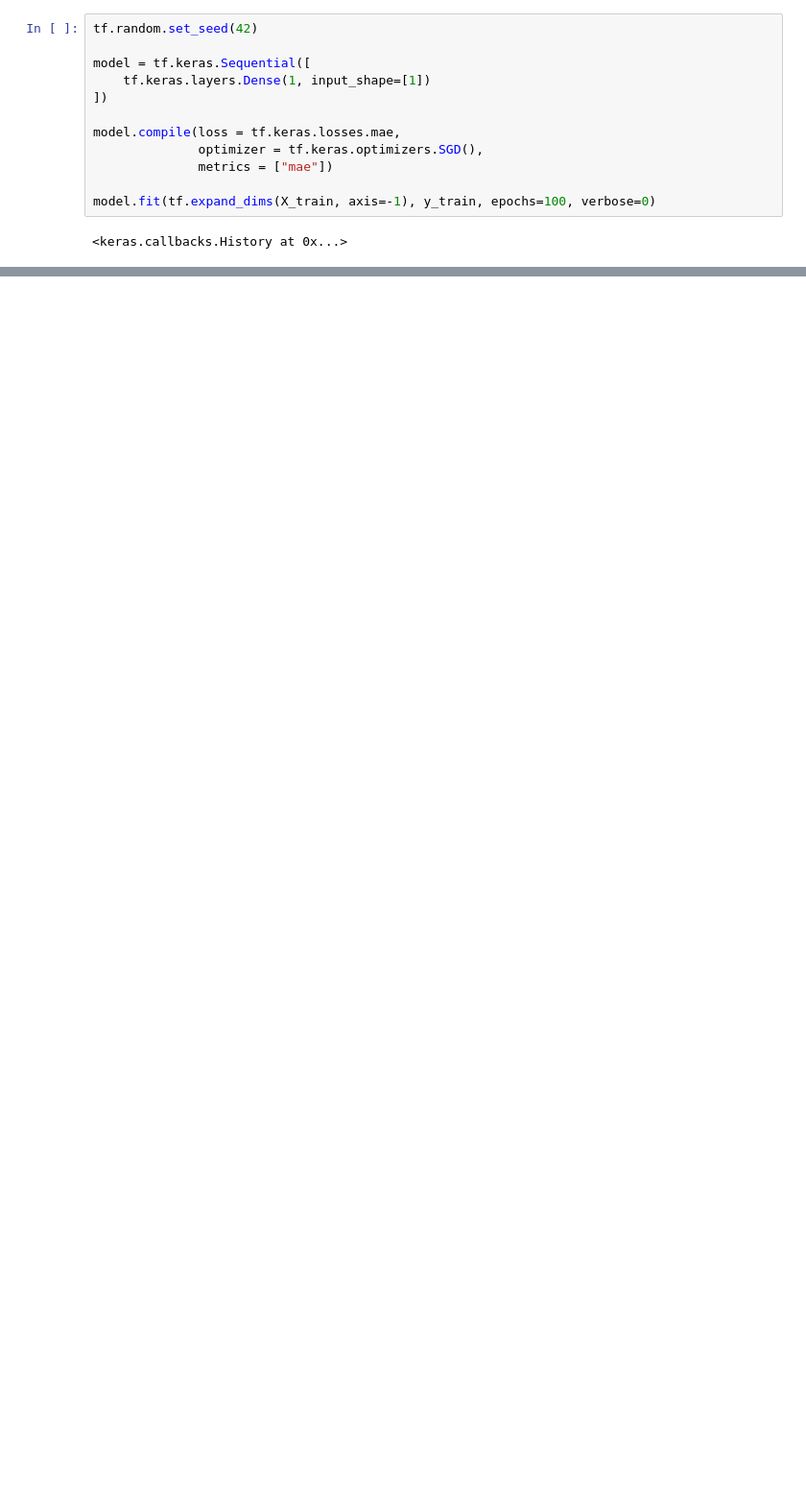
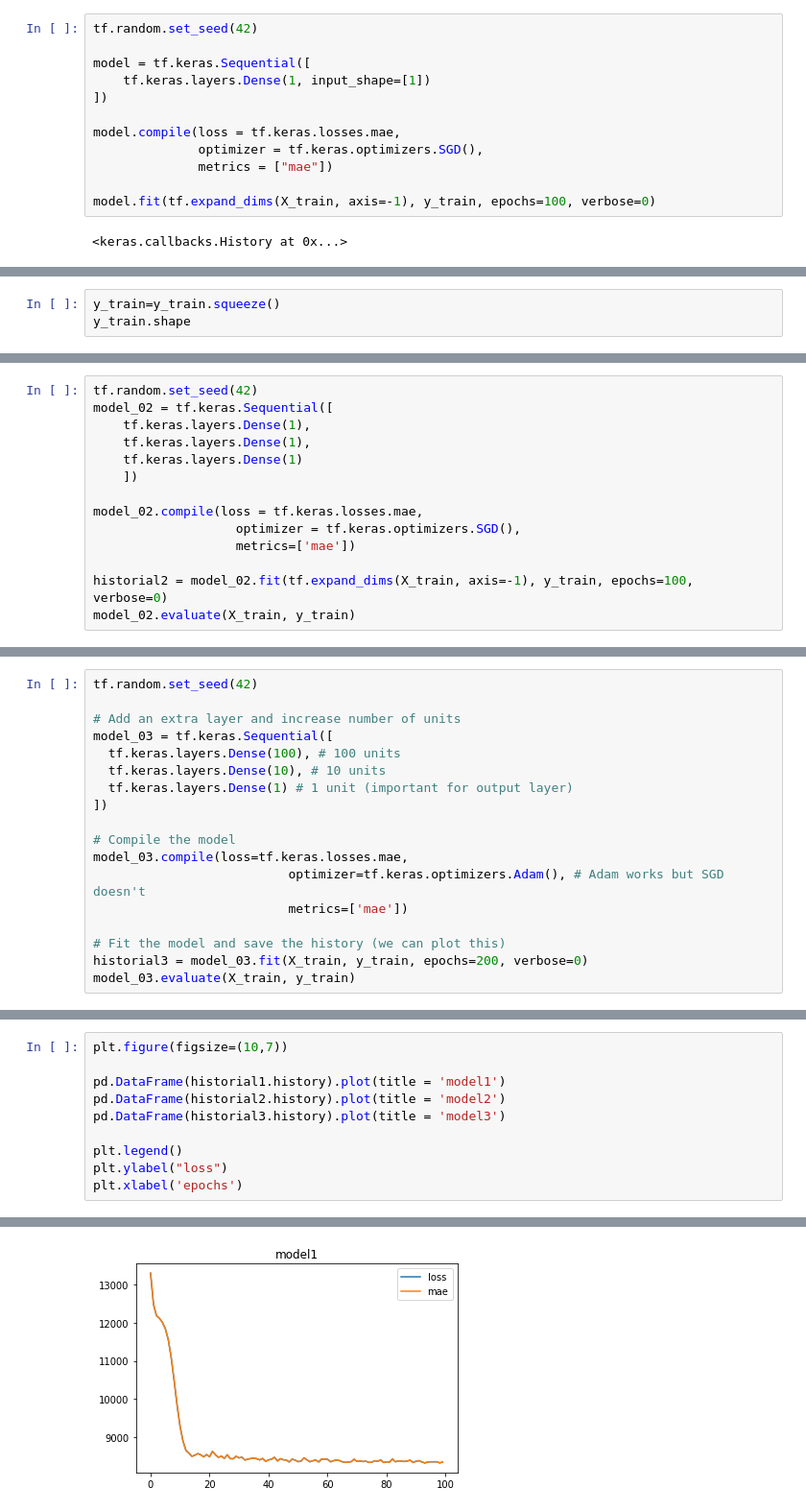
Before and after one commit to Rubnserrano/TF-Certification, a Jupyter notebook: 01_curso_tensorflow_certificate.ipynb, the cells around one changed output, grey strips where cells are left out. Shown at 96% size. Saved outputs shown, nothing was run; the diff lists cells and outputs as text; blank space fills up the shorter version.

```diff
--- a/01_curso_tensorflow_certificate.ipynb
+++ b/01_curso_tensorflow_certificate.ipynb
@@ -190,0 +365,3 @@ plot_predictions()
+# %%
+y_train=y_train.squeeze()
+y_train.shape
@@ -190,0 +393,14 @@ plot_predictions()
+# %%
+tf.random.set_seed(42)
+model_02 = tf.keras.Sequential([
+    tf.keras.layers.Dense(1),
+    tf.keras.layers.Dense(1),
+    tf.keras.layers.Dense(1)
+    ])
+
+model_02.compile(loss = tf.keras.losses.mae,
+                   optimizer = tf.keras.optimizers.SGD(),
+                   metrics=['mae'])
+
+historial2 = model_02.fit(tf.expand_dims(X_train, axis=-1), y_train, epochs=100, verbose=0)
+model_02.evaluate(X_train, y_train)
@@ -190,0 +410,18 @@ plot_predictions()
+# %%
+tf.random.set_seed(42)
+
+# Add an extra layer and increase number of units
+model_03 = tf.keras.Sequential([
+  tf.keras.layers.Dense(100), # 100 units
+  tf.keras.layers.Dense(10), # 10 units
+  tf.keras.layers.Dense(1) # 1 unit (important for output layer)
+])
+
+# Compile the model
+model_03.compile(loss=tf.keras.losses.mae,
+                          optimizer=tf.keras.optimizers.Adam(), # Adam works but SGD doesn't
+                          metrics=['mae'])
+
+# Fit the model and save the history (we can plot this)
+historial3 = model_03.fit(X_train, y_train, epochs=200, verbose=0)
+model_03.evaluate(X_train, y_train)
@@ -190,0 +431,11 @@ plot_predictions()
+# %%
+plt.figure(figsize=(10,7))
+
+pd.DataFrame(historial1.history).plot(title = 'model1')
+pd.DataFrame(historial2.history).plot(title = 'model2')
+pd.DataFrame(historial3.history).plot(title = 'model3')
+
+plt.legend()
+plt.ylabel("loss")
+plt.xlabel('epochs')
+# %% [output]
@@ -190,0 +444 @@ plot_predictions()
+[figure, added]
```
Also changed, not shown: parts of 34 cells of this notebook.
